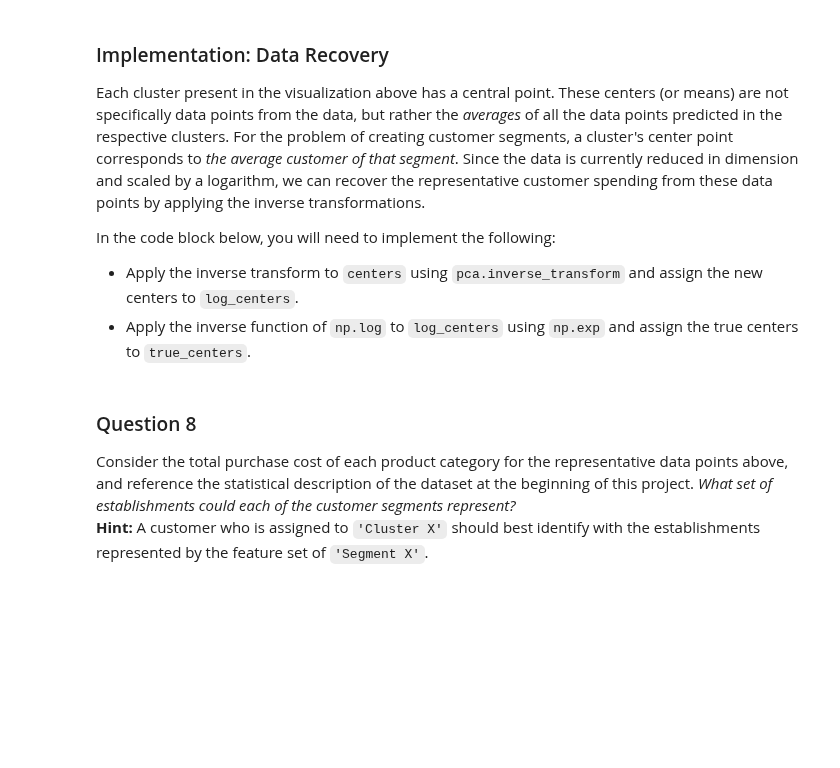
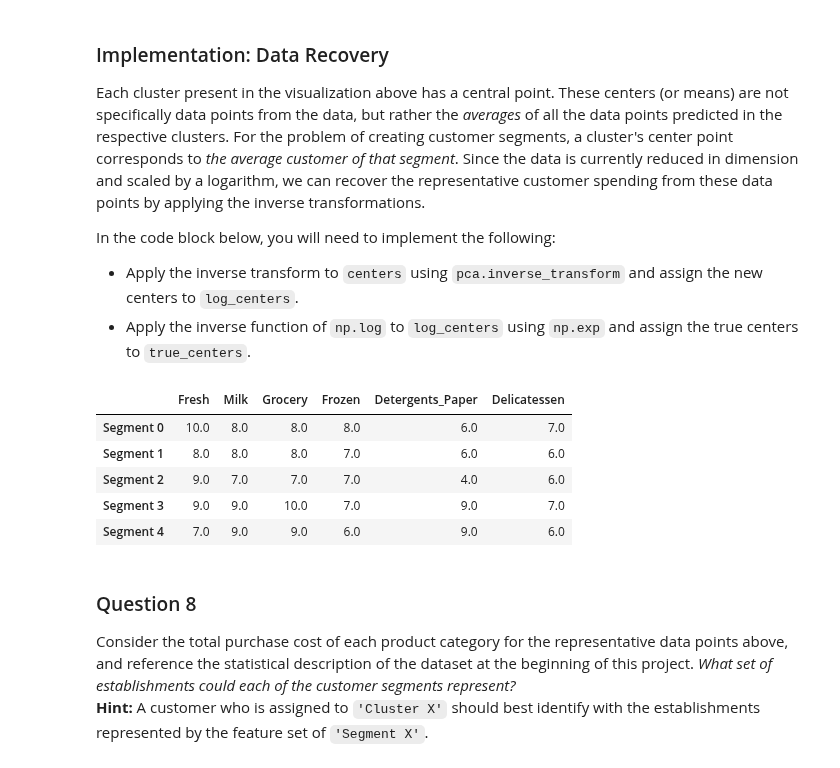
Before and after one commit to knatarasan/machine-learning, a Jupyter notebook: projects/customer_segments/customer_segments.ipynb, the cells around one changed output. Cells and saved outputs as stored; diff of their text form; code cells hidden in the pictures; blank space fills up the shorter version.

Commit message:
Including display(true_centers)

```diff
--- a/projects/customer_segments/customer_segments.ipynb
+++ b/projects/customer_segments/customer_segments.ipynb
@@ -520,15 +520,24 @@ In the code block below, you will need to implement the following:
 # %%
 # TODO: Inverse transform the centers
 log_centers = pca.inverse_transform(centers)
 
 
 # TODO: Exponentiate the centers
 true_centers = np.exp(np.log(log_centers))
 
 # Display the true centers
 segments = ['Segment {}'.format(i) for i in range(0,len(centers))]
 true_centers = pd.DataFrame(np.round(true_centers), columns = data.keys())
 true_centers.index = segments
+
+display(true_centers)
+# %% [output]
+|  | Fresh | Milk | Grocery | Frozen | Detergents_Paper | Delicatessen |
+| Segment 0 | 10.0 | 8.0 | 8.0 | 8.0 | 6.0 | 7.0 |
+| Segment 1 | 8.0 | 8.0 | 8.0 | 7.0 | 6.0 | 6.0 |
+| Segment 2 | 9.0 | 7.0 | 7.0 | 7.0 | 4.0 | 6.0 |
+| Segment 3 | 9.0 | 9.0 | 10.0 | 7.0 | 9.0 | 7.0 |
+| Segment 4 | 7.0 | 9.0 | 9.0 | 6.0 | 9.0 | 6.0 |
 # %% [markdown]
 ### Question 8
 Consider the total purchase cost of each product category for the representative data points above, and reference the statistical description of the dataset at the beginning of this project. *What set of establishments could each of the customer segments represent?*
```
